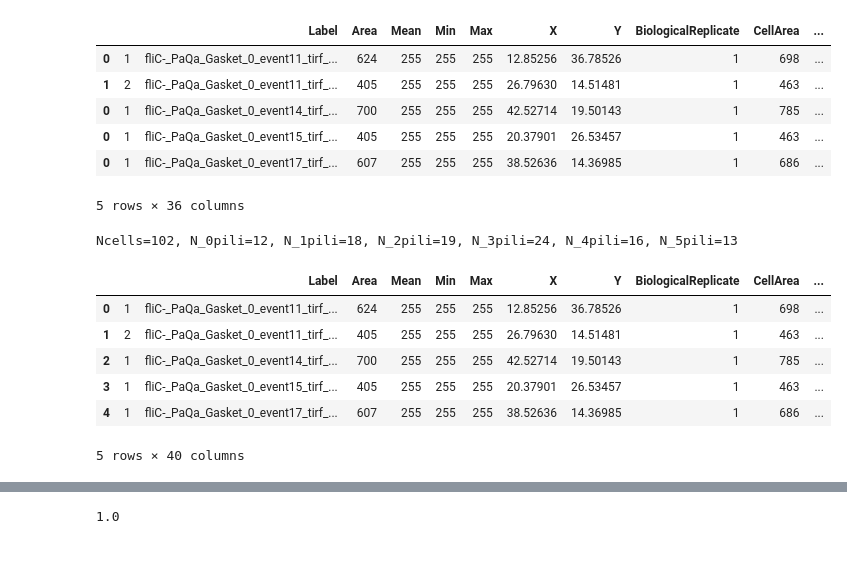
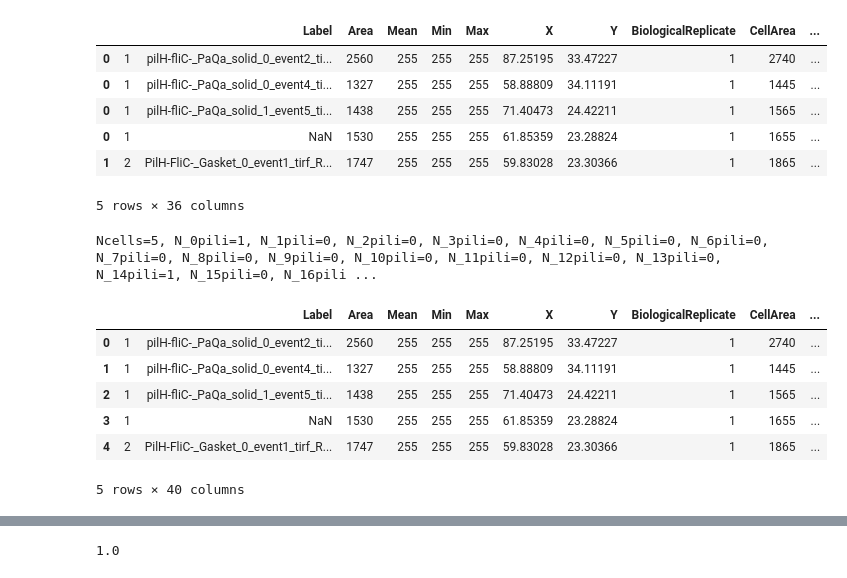
Before and after one commit to lorenzotala/PhD_codes, a Jupyter notebook: Mechanosensation/Python_code/Pole_analysis/Pili_PaQa_analysis.ipynb, the cells around one changed output, grey strips where cells are left out. Saved outputs shown, nothing was run; the diff lists cells and outputs as text; code cells hidden in the pictures.

```diff
--- a/Mechanosensation/Python_code/Pole_analysis/Pili_PaQa_analysis.ipynb
+++ b/Mechanosensation/Python_code/Pole_analysis/Pili_PaQa_analysis.ipynb
@@ -43,35 +43,36 @@ def bootstrap_stats(bs_samples):
 # %%
 #set root folder
 #path='D:/Pili_and_PaQa_counts_data/fliC-'
-path='G:/Sauvegardes PhD/Covid-19/Pili_and_PaQa_counts_data/PaQa_data/fliC-'
+#path='G:/Sauvegardes PhD/Covid-19/Pili_and_PaQa_counts_data/PaQa_data/fliC-'
+path='D:/Lorenzo/pilH'
 os.chdir(path)
 extension = 'csv'
 list_csv = []
 for root, dirs, files in os.walk(path, topdown=False):
     for name in files:
         if extension in name:
             list_csv.append(os.path.join(root, name))
 #os.chdir("C:/users/tala/git/PhD_codes/Mechanosensation/Python_code/Pole_analysis/")
 os.chdir("C:/users/tala/Desktop/git/PhD_codes/Mechanosensation/Python_code/Pole_analysis/")
 new_dir = "Data_PaQa\\"
 if not os.path.exists(new_dir):
     os.mkdir(new_dir)
 os.chdir(new_dir)
 combined_csv = pd.concat([pd.read_csv(f) for f in list_csv ], sort=False)
-combined_csv.to_csv( "Pili_PaQa_Data_new.csv", index=False, encoding='utf-8-sig')
+combined_csv.to_csv( "Pili_pilH-_Data_new.csv", index=False, encoding='utf-8-sig')
 combined_csv.head()
 # %% [output]
 |  |  | Label | Area | Mean | Min | Max | X | Y | BiologicalReplicate | CellArea | ... |
-| 0 | 1 | fliC-_PaQa_Gasket_0_event11_tirf_... | 624 | 255 | 255 | 255 | 12.85256 | 36.78526 | 1 | 698 | ... |
-| 1 | 2 | fliC-_PaQa_Gasket_0_event11_tirf_... | 405 | 255 | 255 | 255 | 26.79630 | 14.51481 | 1 | 463 | ... |
-| 0 | 1 | fliC-_PaQa_Gasket_0_event14_tirf_... | 700 | 255 | 255 | 255 | 42.52714 | 19.50143 | 1 | 785 | ... |
-| 0 | 1 | fliC-_PaQa_Gasket_0_event15_tirf_... | 405 | 255 | 255 | 255 | 20.37901 | 26.53457 | 1 | 463 | ... |
-| 0 | 1 | fliC-_PaQa_Gasket_0_event17_tirf_... | 607 | 255 | 255 | 255 | 38.52636 | 14.36985 | 1 | 686 | ... |
+| 0 | 1 | pilH-fliC-_PaQa_solid_0_event2_ti... | 2560 | 255 | 255 | 255 | 87.25195 | 33.47227 | 1 | 2740 | ... |
+| 0 | 1 | pilH-fliC-_PaQa_solid_0_event4_ti... | 1327 | 255 | 255 | 255 | 58.88809 | 34.11191 | 1 | 1445 | ... |
+| 0 | 1 | pilH-fliC-_PaQa_solid_1_event5_ti... | 1438 | 255 | 255 | 255 | 71.40473 | 24.42211 | 1 | 1565 | ... |
+| 0 | 1 | NaN | 1530 | 255 | 255 | 255 | 61.85359 | 23.28824 | 1 | 1655 | ... |
+| 1 | 2 | PilH-FliC-_Gasket_0_event1_tirf_R... | 1747 | 255 | 255 | 255 | 59.83028 | 23.30366 | 1 | 1865 | ... |
 5 rows × 36 columns
 # %%
 app_root_dir = "C:/Users/tala/Desktop/git/PhD_codes/Mechanosensation/Python_code/Pole_analysis/"
 os.chdir(app_root_dir + "Data_PaQa\\")
-df_full = pd.read_csv("Pili_PaQa_Data_new.csv", sep=',', na_values='*')
+df_full = pd.read_csv("Pili_pilH-_Data_new.csv", sep=',', na_values='*')
 df_full['PercentTotalFluoDim']=df_full['TotalFluorescencePoleDim']/df_full['CellTotalFluorescence']
 df_full['PercentTotalFluoBright']=df_full['TotalFluorescencePoleBright']/df_full['CellTotalFluorescence']
 df_full['TotalPili']=df_full['Nb_Pili_PoleDim']+df_full['Nb_Pili_PoleBright']
@@ -80,7 +81,7 @@ param1='CellTotalFluorescence'
 param2='TotalPili'
 poisson_lambda=df_full[param2].mean()
 
-tot_pili_limit=6
+tot_pili_limit=50
 df=df_full.loc[df_full[param2]<tot_pili_limit]
 
 Ncells_per_pili=np.empty((tot_pili_limit), dtype='int16')
@@ -93,13 +94,13 @@ for i in range(tot_pili_limit):
     else: print('N_'+str(i)+'pili='+str(Ncells_per_pili[i]))
 df.head()
 # %% [output]
-Ncells=102, N_0pili=12, N_1pili=18, N_2pili=19, N_3pili=24, N_4pili=16, N_5pili=13
+Ncells=5, N_0pili=1, N_1pili=0, N_2pili=0, N_3pili=0, N_4pili=0, N_5pili=0, N_6pili=0, N_7pili=0, N_8pili=0, N_9pili=0, N_10pili=0, N_11pili=0, N_12pili=0, N_13pili=0, N_14pili=1, N_15pili=0, N_16pili ...
 |  |  | Label | Area | Mean | Min | Max | X | Y | BiologicalReplicate | CellArea | ... |
-| 0 | 1 | fliC-_PaQa_Gasket_0_event11_tirf_... | 624 | 255 | 255 | 255 | 12.85256 | 36.78526 | 1 | 698 | ... |
-| 1 | 2 | fliC-_PaQa_Gasket_0_event11_tirf_... | 405 | 255 | 255 | 255 | 26.79630 | 14.51481 | 1 | 463 | ... |
-| 2 | 1 | fliC-_PaQa_Gasket_0_event14_tirf_... | 700 | 255 | 255 | 255 | 42.52714 | 19.50143 | 1 | 785 | ... |
-| 3 | 1 | fliC-_PaQa_Gasket_0_event15_tirf_... | 405 | 255 | 255 | 255 | 20.37901 | 26.53457 | 1 | 463 | ... |
-| 4 | 1 | fliC-_PaQa_Gasket_0_event17_tirf_... | 607 | 255 | 255 | 255 | 38.52636 | 14.36985 | 1 | 686 | ... |
+| 0 | 1 | pilH-fliC-_PaQa_solid_0_event2_ti... | 2560 | 255 | 255 | 255 | 87.25195 | 33.47227 | 1 | 2740 | ... |
+| 1 | 1 | pilH-fliC-_PaQa_solid_0_event4_ti... | 1327 | 255 | 255 | 255 | 58.88809 | 34.11191 | 1 | 1445 | ... |
+| 2 | 1 | pilH-fliC-_PaQa_solid_1_event5_ti... | 1438 | 255 | 255 | 255 | 71.40473 | 24.42211 | 1 | 1565 | ... |
+| 3 | 1 | NaN | 1530 | 255 | 255 | 255 | 61.85359 | 23.28824 | 1 | 1655 | ... |
+| 4 | 2 | PilH-FliC-_Gasket_0_event1_tirf_R... | 1747 | 255 | 255 | 255 | 59.83028 | 23.30366 | 1 | 1865 | ... |
 5 rows × 40 columns
 # %%
 nb_pili=np.zeros((tot_pili_limit, 1))
```
Also changed, not shown: parts of 6 cells of this notebook, 13 other files.
